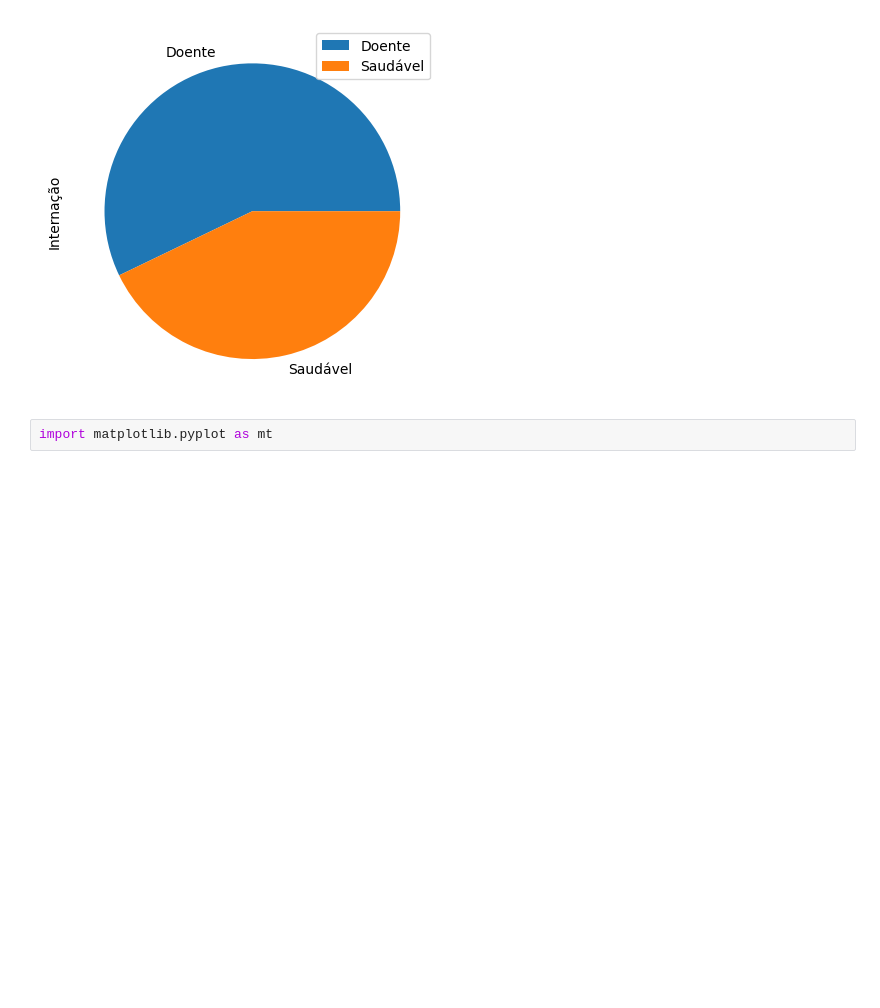
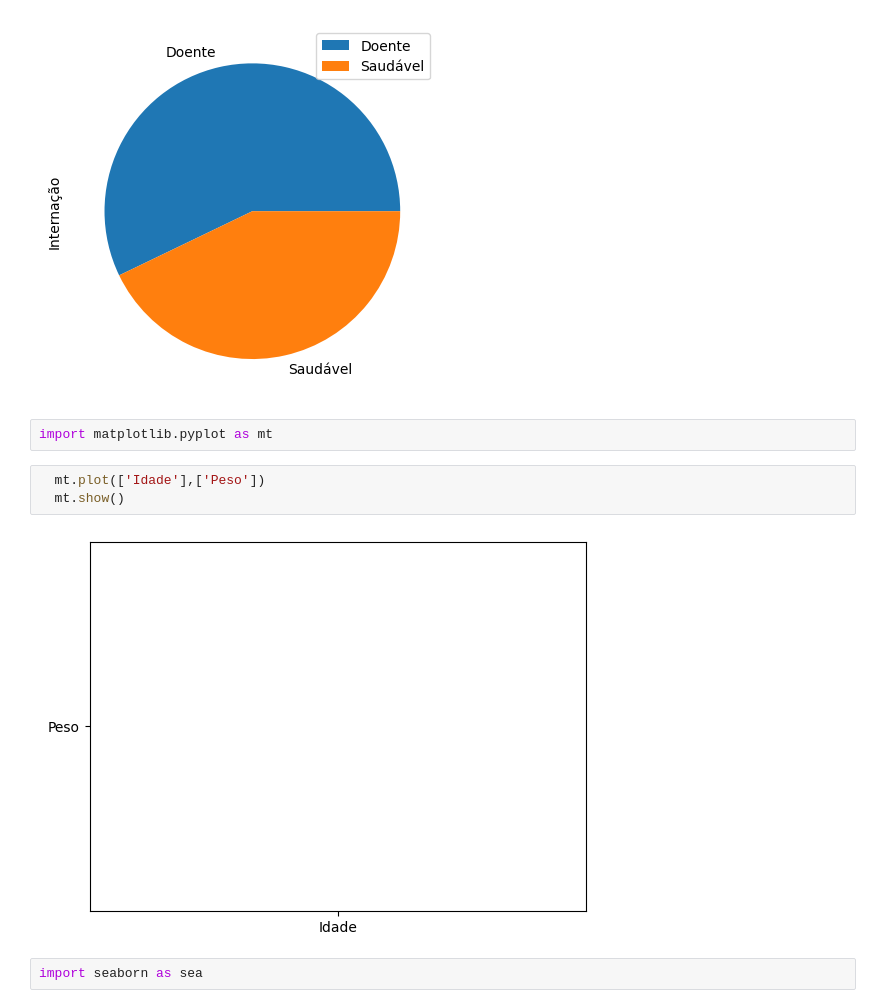
Before and after one commit to rychardgc/iec2023_1_AeB, a Jupyter notebook: Untitled1.ipynb, the cells around one changed output. Saved outputs shown, nothing was run; the diff lists cells and outputs as text; blank space fills up the shorter version.

```diff
--- a/Untitled1.ipynb
+++ b/Untitled1.ipynb
@@ -75,3 +75,10 @@ df_dataset.groupby('Diagnóstico').count().plot.pie(y='Internação')
 [figure]
 # %%
 import matplotlib.pyplot as mt
+# %%
+  mt.plot(['Idade'],['Peso'])
+  mt.show()
+# %% [output]
+[figure, added]
+# %%
+import seaborn as sea
```
Also changed, not shown: parts of 1 cell of this notebook.
